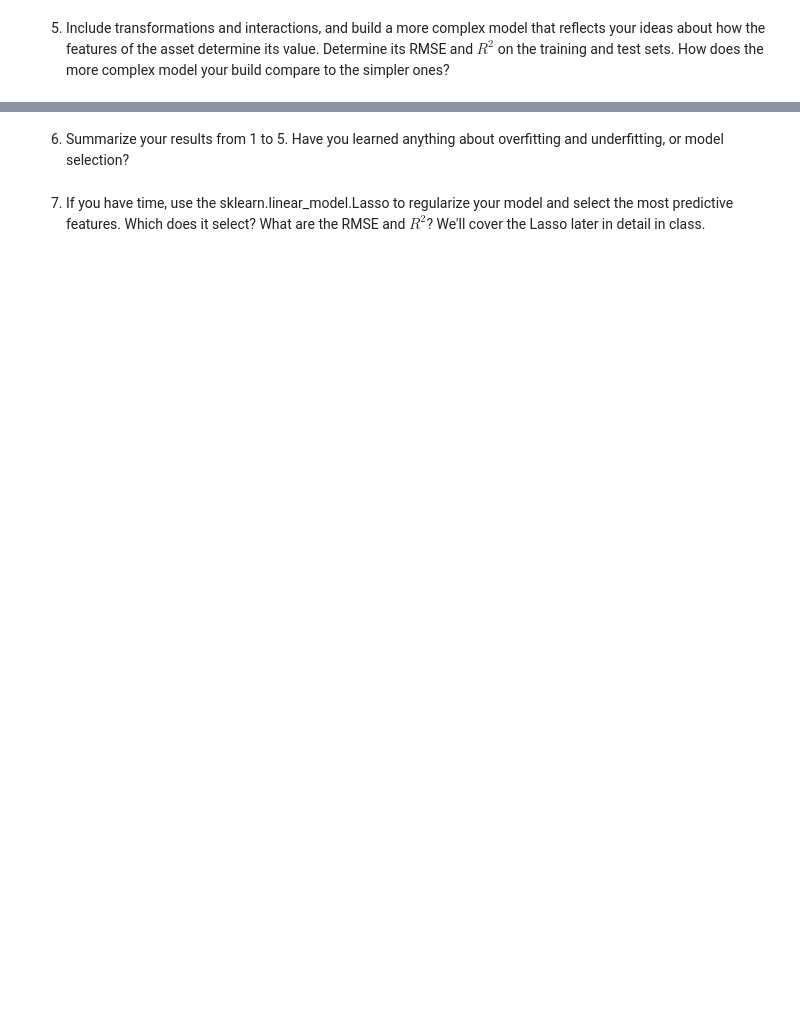
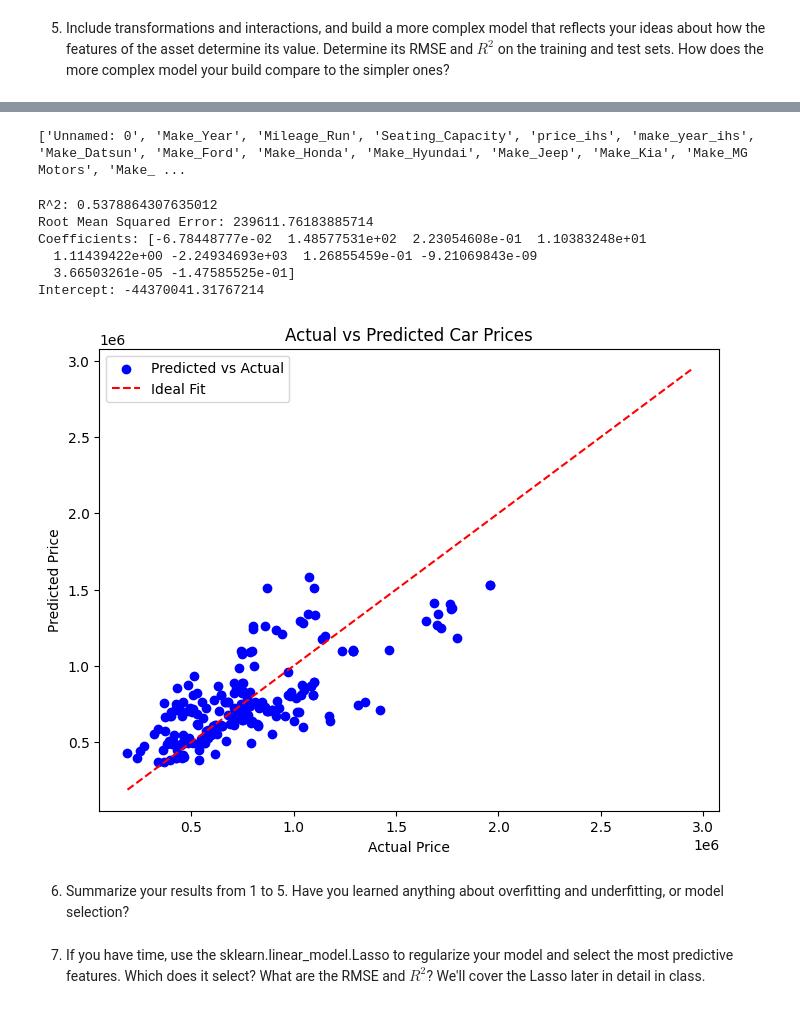
Before and after one commit to oak50/labs, a Jupyter notebook: 04_hedonic_pricing/lab4.ipynb, the cells around one changed output, grey strips where cells are left out. Saved outputs shown, nothing was run; the diff lists cells and outputs as text; code cells hidden in the pictures; blank space fills up the shorter version.

```diff
--- a/04_hedonic_pricing/lab4.ipynb
+++ b/04_hedonic_pricing/lab4.ipynb
@@ -126,8 +124,3 @@ df_transformed['price_ihs'].plot.box()
 # %% [output]
 <Axes: >
 [figure]
-# %%
-
-# Drop outliers:
-df_transformed = df_transformed.loc[df['price_ihs']<15.5,:]
-df_transformed = df.loc[df_transformed['price_ihs']>13,:]
@@ -233,0 +237,7 @@ NameError: name 'X_encoded' is not defined
+# %%
+## Compute all polynomials up to degree 3:
+expander = PolynomialFeatures(degree=3,include_bias=False) # Create the expander
+Z = expander.fit_transform(X) # Pass the df into the expander to get powers/interactions of x and y
+names = expander.get_feature_names_out() # Get the names of these variables
+zdf = pd.DataFrame(data=Z, columns = names) # Create a new, expanded dataframe
+zdf.head()
@@ -234,2 +252,67 @@ NameError: name 'X_encoded' is not defined
+# %%
+
+column_names = zdf.columns.tolist()
+print(column_names)
+# the dataframe contains interactions and powers for all of the trasnformed variables.
+# %% [output]
+['Unnamed: 0', 'Make_Year', 'Mileage_Run', 'Seating_Capacity', 'price_ihs', 'make_year_ihs', 'Make_Datsun', 'Make_Ford', 'Make_Honda', 'Make_Hyundai', 'Make_Jeep', 'Make_Kia', 'Make_MG Motors', 'Make_ ...
+# %%
+# create predictive model using interaction terms:
+
+# X1 = Body_Type_suv
+# X2 = Mileage_Run * Make_Year
+# X3 = Mileage_Run
+# X4 = Make_Year ^ 2
+# X5 = Seating_Capacity
+
+# code generated using help from chat gpt:
+
+# Define predictors and response variable
+X = zdf[['Body_Type_suv', 'Make_Year Mileage_Run', 'Mileage_Run', "Make_Year^2"]]
+y = df['Price']
+
+# Create interaction terms
+poly = PolynomialFeatures(degree=2, interaction_only=True, include_bias=False)
+X_poly = poly.fit_transform(X)
+
+# Split the data
+X_train, X_test, y_train, y_test = train_test_split(X_poly, y, test_size=0.2, random_state=0)
+
+# Train a linear regression model
+model = LinearRegression()
+model.fit(X_train, y_train)
+
+# Predict and evaluate
+y_pred = model.predict(X_test)
+rmse = np.sqrt(mean_squared_error(y_test, y_pred))
+r_squared = r2_score(y_test, y_pred)
+print("R^2:", r_squared)
+
+print("Root Mean Squared Error:", rmse)
+print("Coefficients:", model.coef_)
+print("Intercept:", model.intercept_)
+
+# R^2 shrank to .53 (compared to .96 value when I used all of the variables in the dataset with no interactions).
+# only a moderate amount of variation in the y variable is explained by the variables/interactions I chose
+# %% [output]
+R^2: 0.5378864307635012
+Root Mean Squared Error: 239611.76183885714
+Coefficients: [-6.78448777e-02  1.48577531e+02  2.23054608e-01  1.10383248e+01
+  1.11439422e+00 -2.24934693e+03  1.26855459e-01 -9.21069843e-09
+  3.66503261e-05 -1.47585525e-01]
+Intercept: -44370041.31767214
+# %%
+
+plt.figure(figsize=(8, 6))
+plt.scatter(y_test, y_pred, color='blue', label='Predicted vs Actual')
+plt.plot([y.min(), y.max()], [y.min(), y.max()], 'k--', color='red', label='Ideal Fit')
+
+plt.xlabel('Actual Price')
+plt.ylabel('Predicted Price')
+plt.title('Actual vs Predicted Car Prices')
+plt.legend()
+plt.show()
+# %% [output]
+[figure, added]
 # %% [markdown]
 6. Summarize your results from 1 to 5. Have you learned anything about overfitting and underfitting, or model selection?
```
Also changed, not shown: parts of 9 cells of this notebook.
